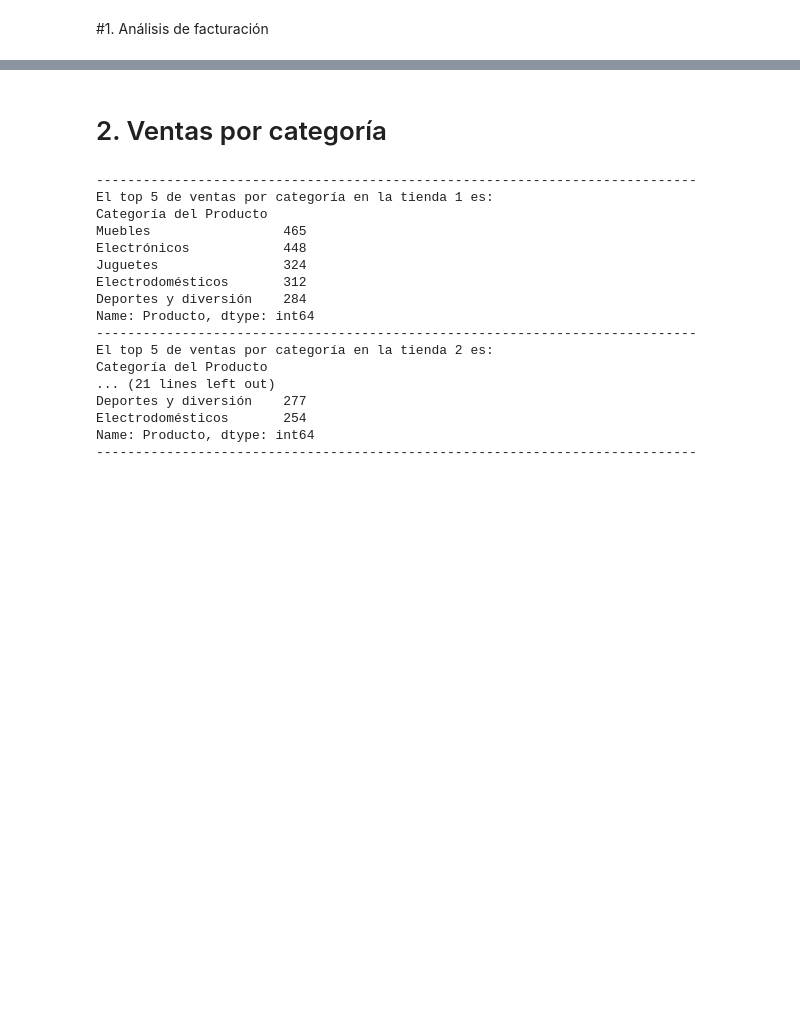
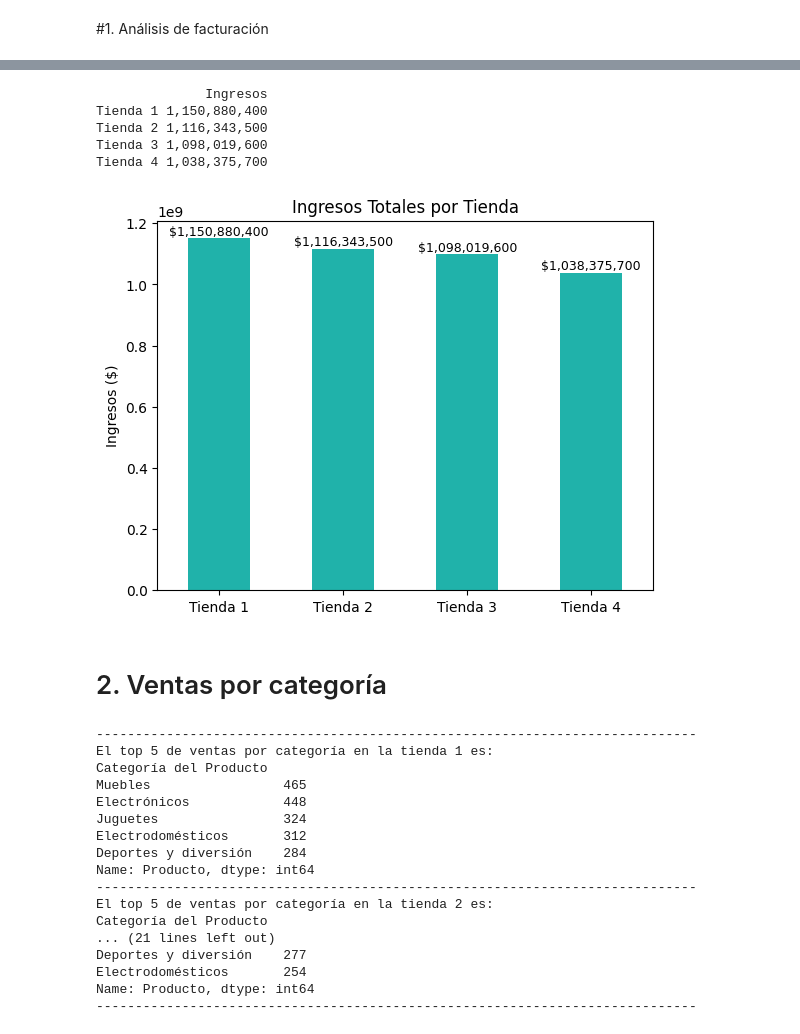
Before and after one commit to ronalzepeda/OneStoreAnalysis, a Jupyter notebook: AluraStoreLatamRZ.ipynb, the cells around one changed output, grey strips where cells are left out. Cells and saved outputs as stored; diff of their text form; code cells hidden in the pictures; blank space fills up the shorter version.

Commit message:
Optimizacion Codigo para Graficar1

```diff
--- a/AluraStoreLatamRZ.ipynb
+++ b/AluraStoreLatamRZ.ipynb
@@ -41,3 +28,43 @@ Ingresos totales de la tienda 4: $1038375700.0
+# %%
+#Calculas los ingresos totales de cada tienda
+
+#for x in range(1,5):
+#    print("-----------------------------------------------------------------------------")
+#    ingresos = eval(f'tienda{x}["Precio"].sum()')
+#    print(f"Ingresos totales de la tienda {x}: ${eval(f'ingresos{x}')}")
+
+# Agrupamos los DataFrames en un diccionario
+tiendas = {
+    "Tienda 1": tienda1,
+    "Tienda 2": tienda2,
+    "Tienda 3": tienda3,
+    "Tienda 4": tienda4
+}
+
+# Calculamos ingresos totales
+ingresos_totales = {nombre: df["Precio"].sum() for nombre, df in tiendas.items()}
+df_ingresos = pd.DataFrame.from_dict(ingresos_totales, orient='index', columns=['Ingresos'])
+pd.options.display.float_format = '{:,.0f}'.format
+print(df_ingresos)
+
+# Gráfico de barras para ingresos totales por tienda
+ax = df_ingresos.plot(kind='bar', color='lightseagreen', legend=False)
+plt.title('Ingresos Totales por Tienda')
+plt.ylabel('Ingresos ($)')
+plt.xticks(rotation=0)
+
+# Mostrar etiquetas numéricas encima de cada barra
+for i, v in enumerate(df_ingresos["Ingresos"]):
+    ax.text(i, v, f"${v:,.0f}", ha='center', va='bottom', fontsize=9)
+
+plt.show()
+# %% [output]
+              Ingresos
+Tienda 1 1,150,880,400
+Tienda 2 1,116,343,500
+Tienda 3 1,098,019,600
+Tienda 4 1,038,375,700
+[figure, added]
 # %% [markdown]
 # 2. Ventas por categoría
 # %%
```
Also changed, not shown: parts of 3 cells of this notebook.
